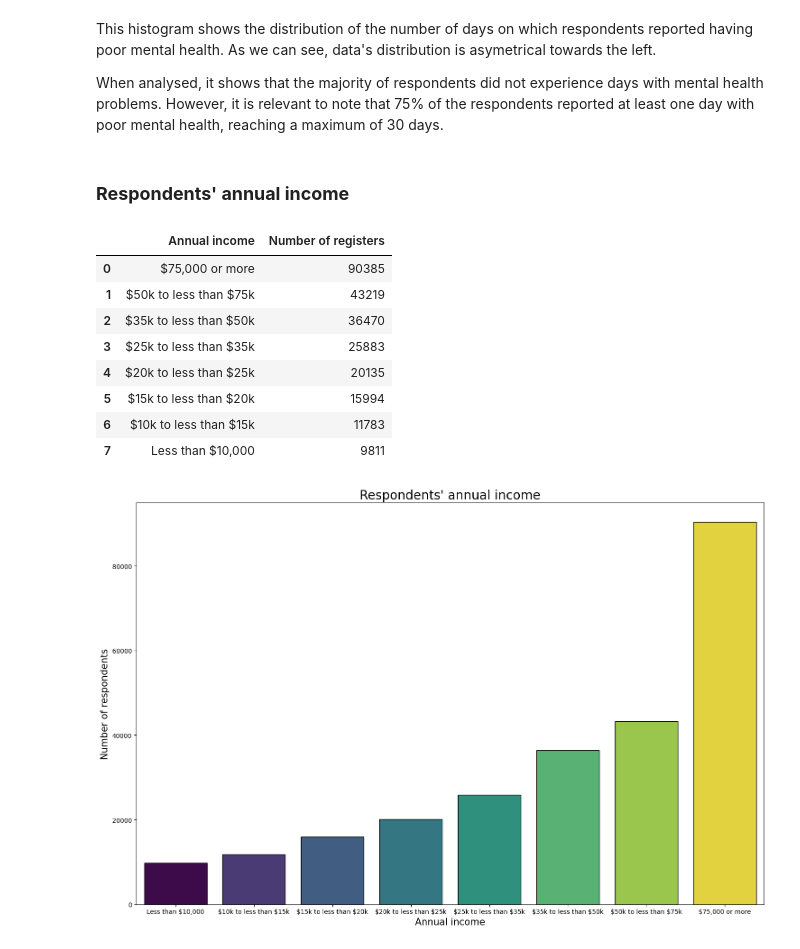
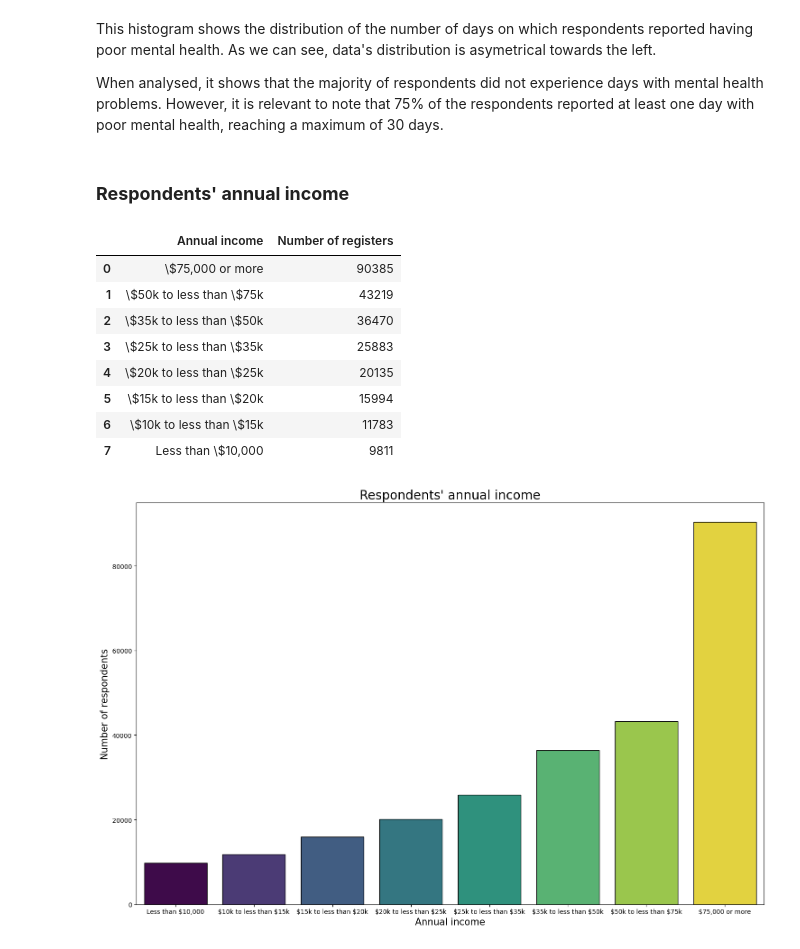
Before and after one commit to jeremias-mena/medpredictor-ML, a Jupyter notebook: medpredictor/notebooks/03-exploratory-data-analysis.ipynb, the cells around one changed output. Cells and saved outputs as stored; diff of their text form; code cells hidden in the pictures.

Commit message:
update(eda): add new settings for income's code blocks

```diff
--- a/medpredictor/notebooks/03-exploratory-data-analysis.ipynb
+++ b/medpredictor/notebooks/03-exploratory-data-analysis.ipynb
@@ -163,20 +163,22 @@ This histogram shows the distribution of the number of days on which respondents
 When analysed, it shows that the majority of respondents did not experience days with mental health problems. However, it is relevant to note that 75% of the respondents reported at least one day with poor mental health, reaching a maximum of 30 days.
 # %%
 display(Markdown("### **Respondents' annual income**"))
-values_income = df['Income'].value_counts().reset_index(name='count')
-values_income.columns = ['Annual income', 'Number of registers']
-values_income
+values_income_table = df['Income'].value_counts().reset_index(name='count')
+values_income_table.columns = ['Annual income', 'Number of registers']
+values_income_table['Annual income'] = pd.Categorical(values_income_table['Annual income'])
+values_income_table['Annual income'] = values_income_table['Annual income'].str.replace(r'\$', '\\$', regex=True)
+values_income_table
 # %% [output]
 ### **Respondents' annual income**
 |  | Annual income | Number of registers |
-| 0 | $75,000 or more | 90385 |
-| 1 | $50k to less than $75k | 43219 |
-| 2 | $35k to less than $50k | 36470 |
-| 3 | $25k to less than $35k | 25883 |
-| 4 | $20k to less than $25k | 20135 |
-| 5 | $15k to less than $20k | 15994 |
-| 6 | $10k to less than $15k | 11783 |
-| 7 | Less than $10,000 | 9811 |
+| 0 | \$75,000 or more | 90385 |
+| 1 | \$50k to less than \$75k | 43219 |
+| 2 | \$35k to less than \$50k | 36470 |
+| 3 | \$25k to less than \$35k | 25883 |
+| 4 | \$20k to less than \$25k | 20135 |
+| 5 | \$15k to less than \$20k | 15994 |
+| 6 | \$10k to less than \$15k | 11783 |
+| 7 | Less than \$10,000 | 9811 |
 # %%
 income_order = ['Less than $10,000',
                 '$10k to less than $15k',
```
Also changed, not shown: parts of 1 cell of this notebook.
